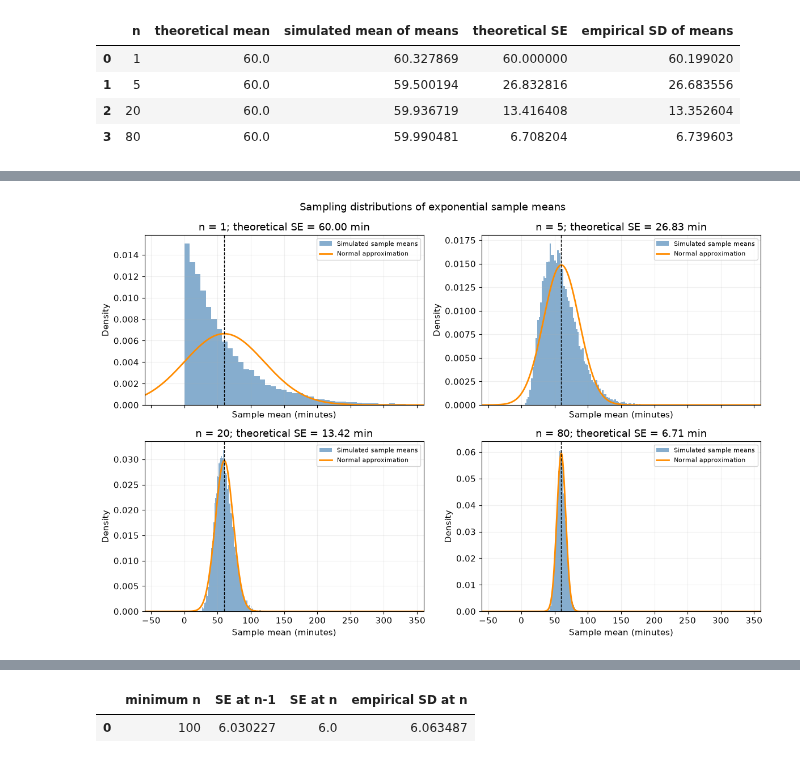
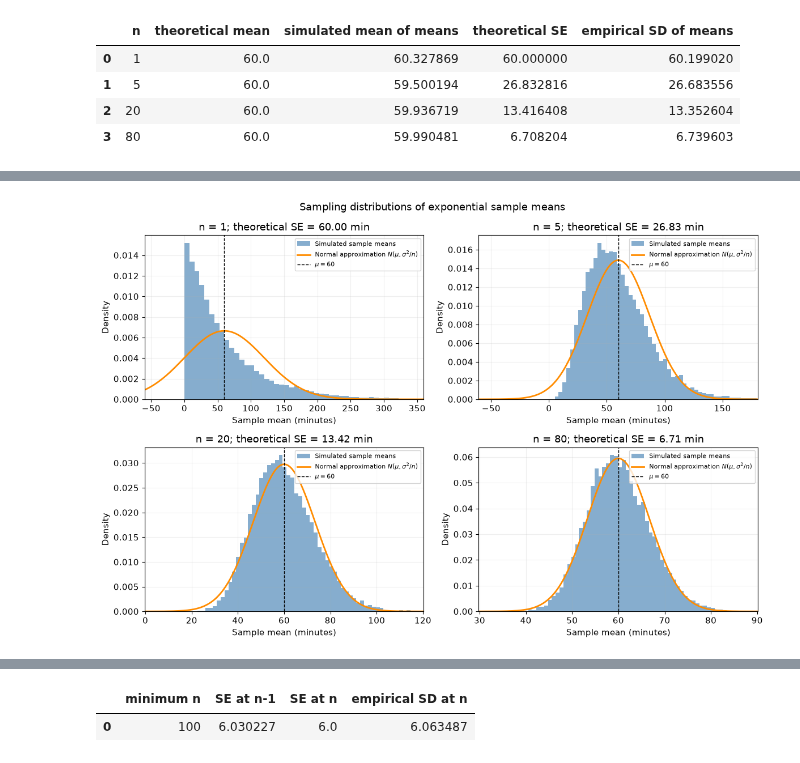
Before and after one commit to SnehaKoirala/STA_Assignments, a Jupyter notebook: Assignment3/Assignment3.ipynb, the cells around one changed output, grey strips where cells are left out. Cells and saved outputs as stored; diff of their text form; code cells hidden in the pictures.

```diff
--- a/Assignment3/Assignment3.ipynb
+++ b/Assignment3/Assignment3.ipynb
@@ -110,21 +118,25 @@ Overlay the density of $N(60,60^2/n)$ on each histogram. A density histogram has
 # %%
-fig, axes = plt.subplots(2, 2, figsize=(12, 8), sharex=True)
-grid = np.linspace(-60, 360, 1500)
+fig, axes = plt.subplots(2, 2, figsize=(12, 8))
 for ax, n in zip(axes.flat, sample_means):
     se = sigma / np.sqrt(n)
-    ax.hist(sample_means[n], bins=90, density=True, alpha=0.65,
+    means = sample_means[n]
+    # Fixed-width bins over all simulated means, so each histogram has total area one
+    bins = np.arange(means.min(), means.max() + se/8, se/8)
+    lo, hi = (-60, 360) if n == 1 else (mu - 4.5*se, mu + 4.5*se)
+    grid = np.linspace(lo, hi, 1000)
+    ax.hist(means, bins=bins, density=True, alpha=0.65,
             color='steelblue', label='Simulated sample means')
     ax.plot(grid, stats.norm.pdf(grid, loc=mu, scale=se),
-            color='darkorange', lw=2, label='Normal approximation')
-    ax.axvline(mu, color='black', ls='--', lw=1)
+            color='darkorange', lw=2, label=r'Normal approximation $N(\mu,\sigma^2/n)$')
+    ax.axvline(mu, color='black', ls='--', lw=1, label=r'$\mu = 60$')
     ax.set(title=f'n = {n}; theoretical SE = {se:.2f} min',
-           xlabel='Sample mean (minutes)', ylabel='Density', xlim=(-60, 360))
+           xlabel='Sample mean (minutes)', ylabel='Density', xlim=(lo, hi))
     ax.legend(fontsize=8)
 fig.suptitle('Sampling distributions of exponential sample means')
 fig.tight_layout()
 plt.show()
 # %% [output]
-[figure, old version]
+[figure, new version]
 # %% [markdown]
 **Centre:** the sampling distributions remain centred at 60. Increasing $n$ does not change the population mean or systematically shift the estimator.
 
```
Also changed, not shown: parts of 43 cells of this notebook.
